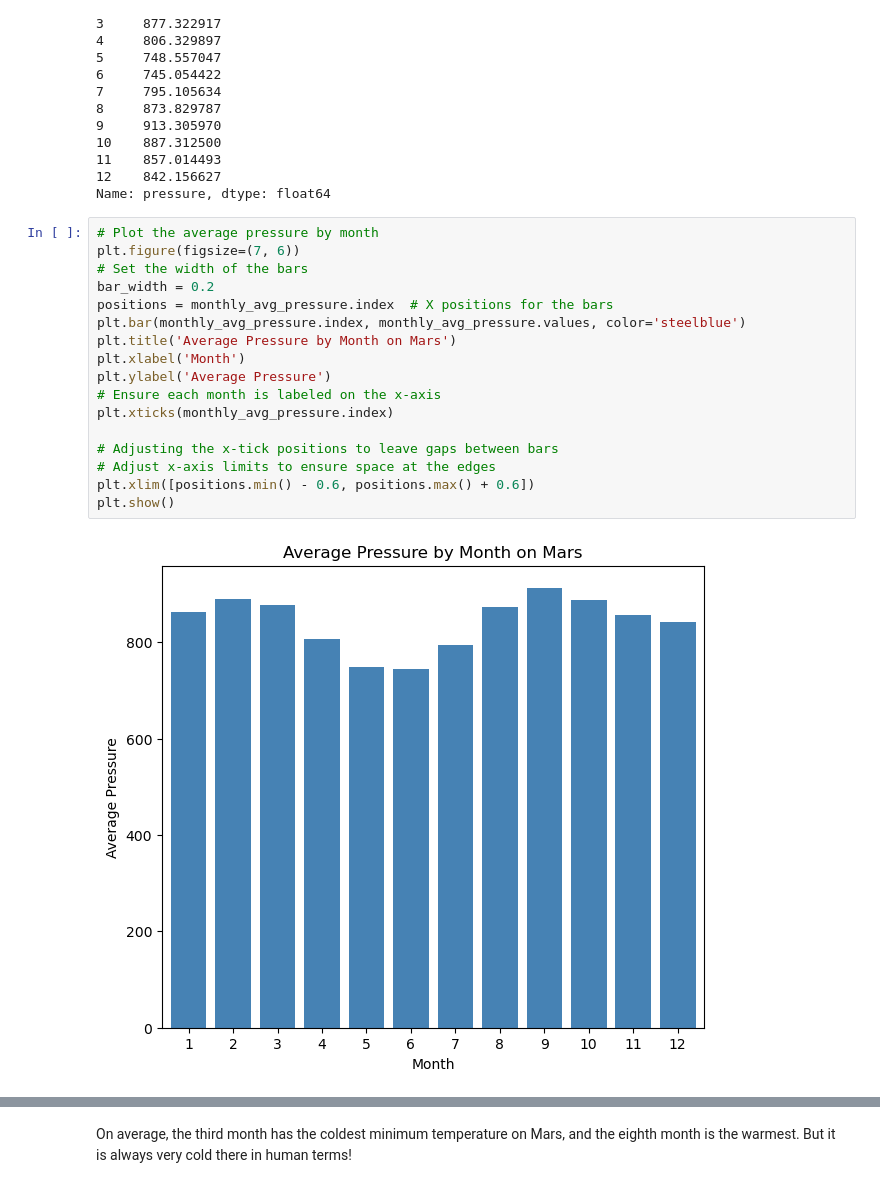
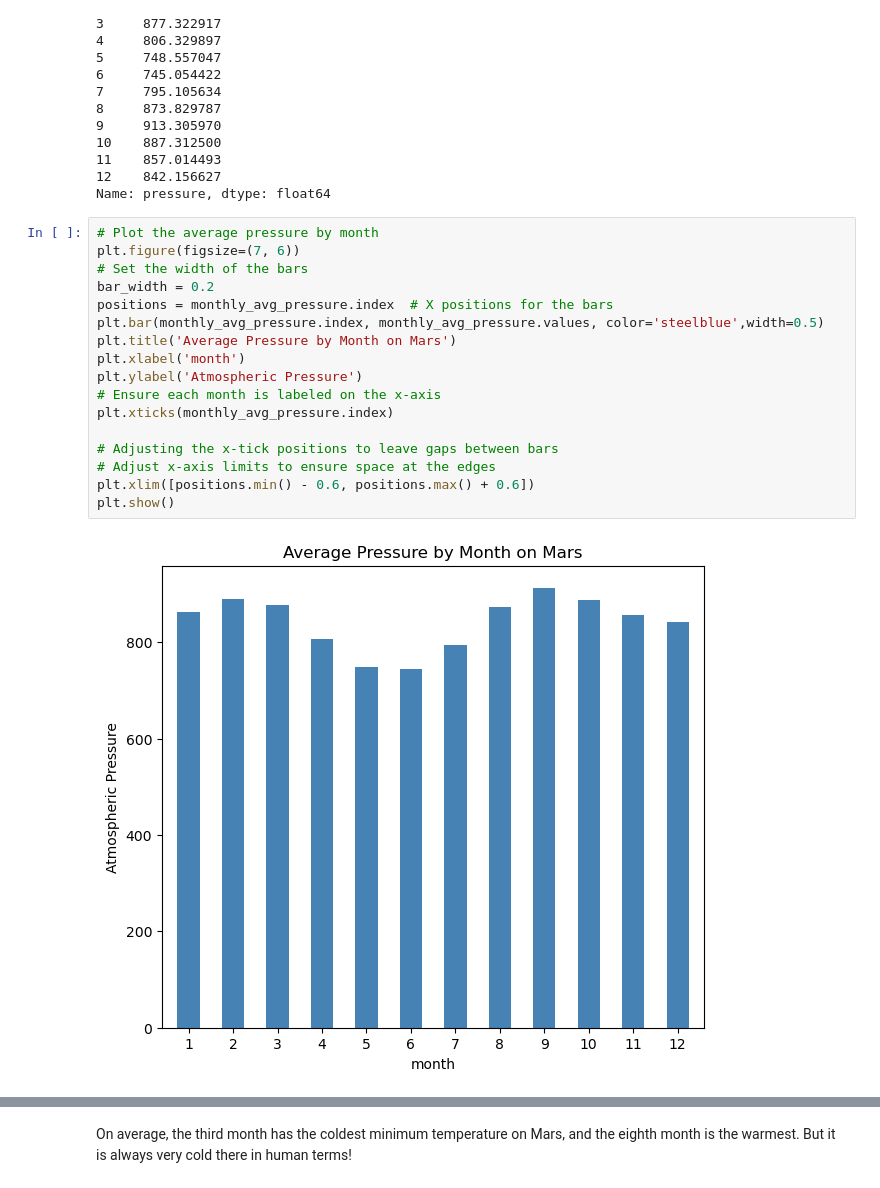
Before and after one commit to Rock2638/Datacollection-challenge, a Jupyter notebook: web-scraping/part_2_mars_weather.ipynb, the cells around one changed output, grey strips where cells are left out. Drawn from its saved outputs; the diff is of its cells as text.

```diff
--- a/web-scraping/part_2_mars_weather.ipynb
+++ b/web-scraping/part_2_mars_weather.ipynb
@@ -285,22 +266,22 @@ Name: pressure, dtype: float64
 # %%
 # Plot the average pressure by month
 plt.figure(figsize=(7, 6))
 # Set the width of the bars
 bar_width = 0.2
 positions = monthly_avg_pressure.index  # X positions for the bars
-plt.bar(monthly_avg_pressure.index, monthly_avg_pressure.values, color='steelblue')
+plt.bar(monthly_avg_pressure.index, monthly_avg_pressure.values, color='steelblue',width=0.5)
 plt.title('Average Pressure by Month on Mars')
-plt.xlabel('Month')
-plt.ylabel('Average Pressure')
+plt.xlabel('month')
+plt.ylabel('Atmospheric Pressure')
 # Ensure each month is labeled on the x-axis
 plt.xticks(monthly_avg_pressure.index)
 
 # Adjusting the x-tick positions to leave gaps between bars
 # Adjust x-axis limits to ensure space at the edges
 plt.xlim([positions.min() - 0.6, positions.max() + 0.6])
 plt.show()
 # %% [output]
-[figure, old version]
+[figure, new version]
 # %%
 # 5. How many terrestrial (earth) days are there in a Martian year?
 
```
Also changed, not shown: parts of 9 cells of this notebook, 2 other files.
